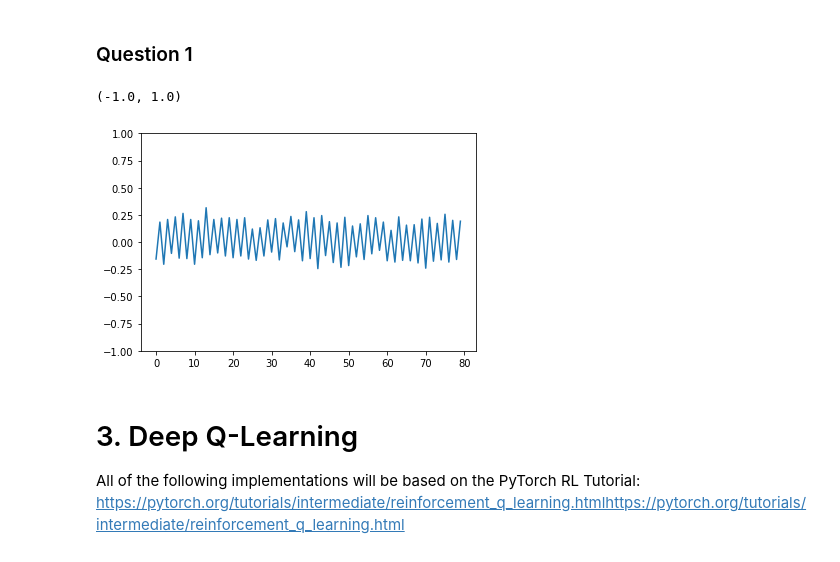
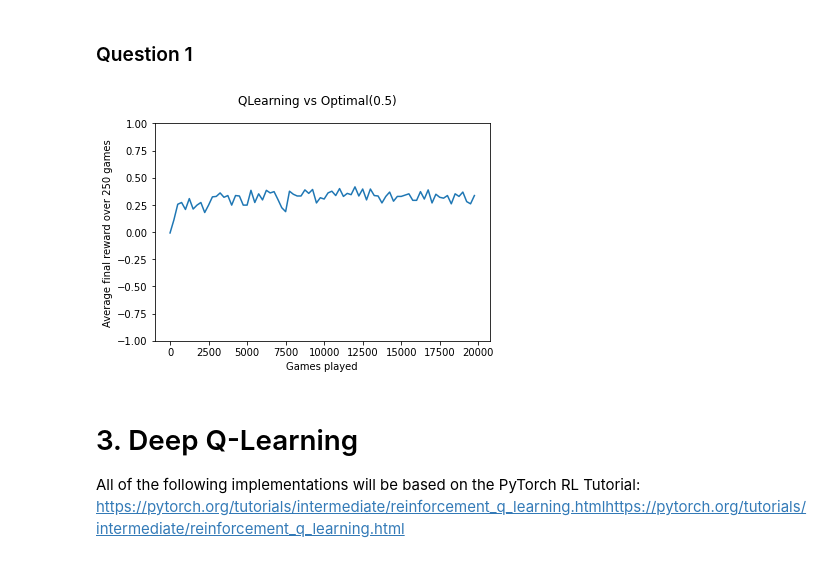
Before and after one commit to dauvillc/qlearning_tictactoe, a Jupyter notebook: answers.ipynb, the cells around one changed output. Drawn from its saved outputs; the diff is of its cells as text; code cells hidden in the pictures.

Commit message:
Fixed the QLearning

```diff
--- a/answers.ipynb
+++ b/answers.ipynb
@@ -24,7 +24,10 @@ def windowed_avg(arr, window_len=250):
     arr must be a 1D array whose length is a multiple of the
     window length.
     """
-    return arr.reshape((window_len, -1)).mean(axis=0)
+    result = []
+    for win_start in range(0, arr.shape[0], window_len):
+        result.append(np.mean(arr[win_start:win_start + window_len]))
+    return result
 # %% [markdown]
 ## Player class
 The following class will be used as base for the QLearning and DQN player classes.
@@ -47,8 +50,10 @@ class Player:
         """
         raise NotImplementedError("Call from abstract class")
 
-    def set_player(self, player):
+    def set_player(self, player='X', j=-1):
         self.player = player
+        if j != -1:
+            self.player = 'X' if j % 2 == 0 else 'O'
 
     @staticmethod
     def empty(grid):
@@ -194,7 +191,7 @@ def play_games(learning_player, benchmark_player, nb_games=20000, turns_swap="sw
     --turns_swap: str, either "switch" to switch turns after every game, or "random".
     --seed: random seed.
     """
-    turns = np.array(['X','O'])
+    turns = np.array(['X', 'O'])
     learning_player.set_player(turns[0])
     benchmark_player.set_player(turns[1])
     rewards = []
@@ -205,11 +202,12 @@ def play_games(learning_player, benchmark_player, nb_games=20000, turns_swap="sw
         env.reset()
         grid, _, _ = env.observe()
         if turns_swap == "switch":
-            turns = turns[[-1, 0]]
+            learning_player.set_player(j=game)
+            benchmark_player.set_player(j=game + 1)
         else:
             turns = np.random.shuffle(turns)
-        learning_player.set_player(turns[0])
-        benchmark_player.set_player(turns[1])
+            learning_player.set_player(turns[0])
+            benchmark_player.set_player(turns[1])
 
         while True:
             # Action step
@@ -225,11 +223,11 @@ def play_games(learning_player, benchmark_player, nb_games=20000, turns_swap="sw
             # The agent learns only after the other has played, as from the
             # point of view of the agent, the next state is not the one right after
             # its move, but the next state in which the agent will need to make a decision.
-            if (env.current_player == benchmark_player.player or end) and learn:
+            # if current player == learning player means the benchmark player just played !
+            if (env.current_player == learning_player.player or end) and learn:
                 learning_player.learn(reward, grid, end)
 
             if end:
-                env.reset()
                 rewards.append(reward)
                 break
 
@@ -240,11 +235,20 @@ semi_random_player = OptimalPlayer(0.5)
 # %%
-rewards_21 = play_games(qlplayer, semi_random_player, nb_games=20000)
+nb_games = 20000
+qlplayer = QLPlayer(epsilon=0.01)
+semi_random_player = OptimalPlayer(0.5)
+rewards_21 = play_games(qlplayer, semi_random_player, nb_games=nb_games)
 # %%
-plt.plot(windowed_avg(rewards_21))
+window_size = 250
+plt.plot(windowed_avg(rewards_21, window_size))
+plt.ylabel('Average final reward over 250 games')
 plt.ylim(-1, 1)
+plt.xlabel('Games played')
+xticks = np.arange(nb_games // window_size + 1, step=10)
+plt.xticks(xticks, xticks * window_size)
+plt.suptitle("QLearning vs Optimal(0.5)")
+plt.show()
 # %% [output]
-(-1.0, 1.0)
-[figure, old version]
+[figure, new version]
 # %% [markdown]
 # 3. Deep Q-Learning
 All of the following implementations will be based on the PyTorch RL Tutorial:
```
Also changed, not shown: parts of 6 cells of this notebook.
